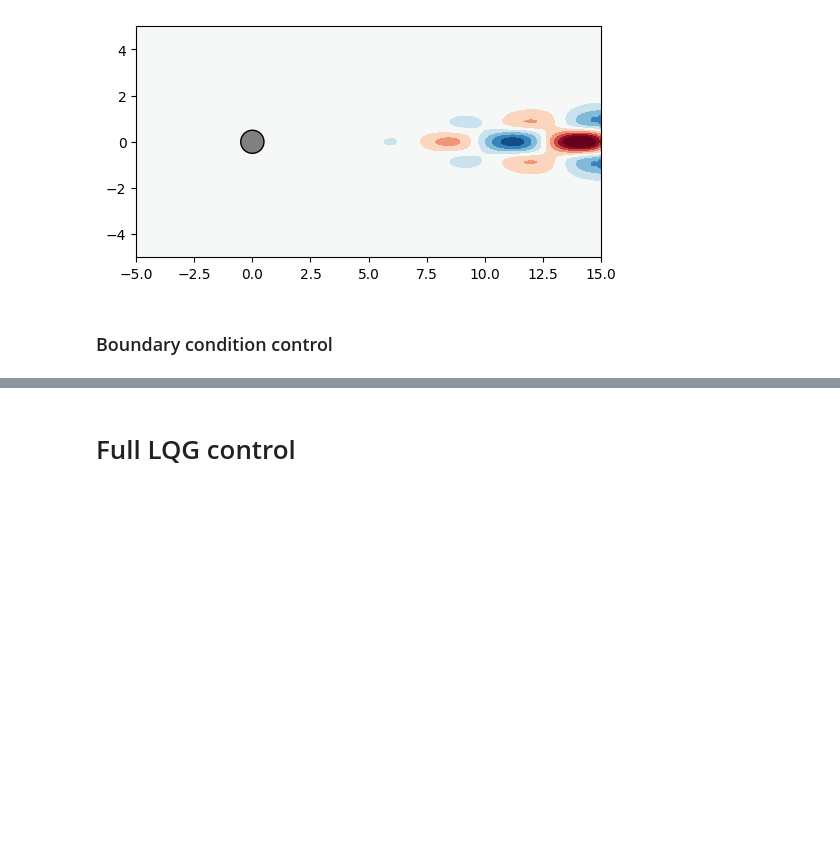
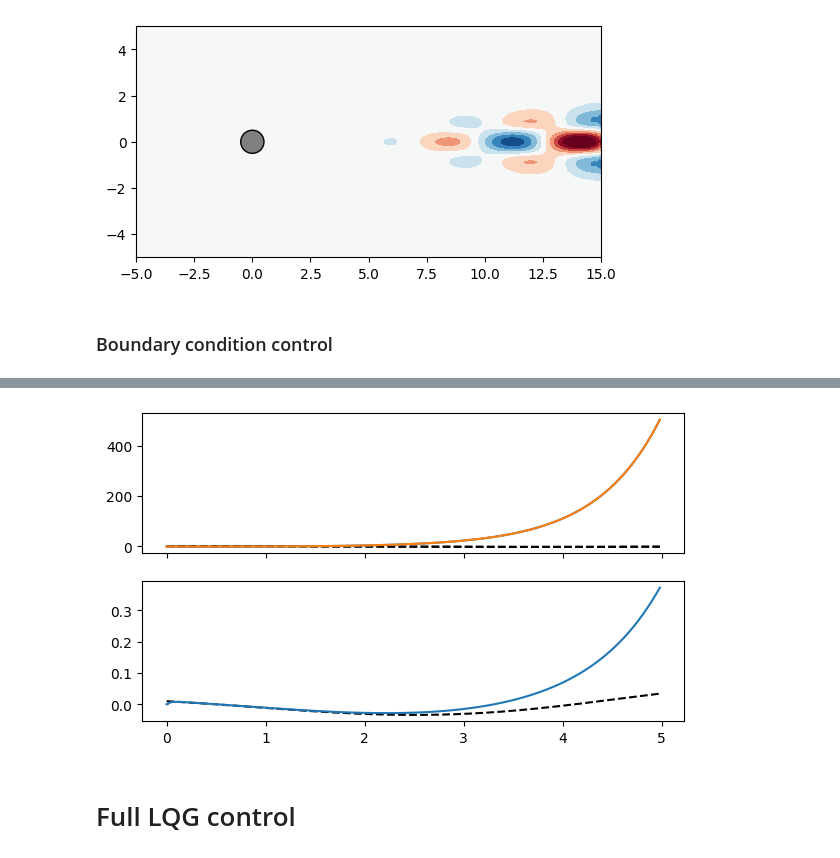
Before and after one commit to dynamicslab/hydrogym, a Jupyter notebook: examples/cylinder/model_reduction/global_proj.ipynb, the cells around one changed output, grey strips where cells are left out. Saved outputs shown, nothing was run; the diff lists cells and outputs as text; code cells hidden in the pictures; blank space fills up the shorter version.

```diff
--- a/examples/cylinder/model_reduction/global_proj.ipynb
+++ b/examples/cylinder/model_reduction/global_proj.ipynb
@@ -709,0 +685,9 @@ plt.show()
+# %%
+# kf_sys = control.ss(A_hat, np.hstack((B_hat, L)), C_hat, np.hstack((D_hat, [0.0])))
+# np.hstack((B_hat, L)).shape
+
+# Zero-order hold discretization
+A_kf = linalg.expm(A_hat * dt)
+B_kf = np.linalg.solve(A_hat, (A_kf - np.eye(r))) @ B_hat
+C_kf = C_hat
+D_kf = D_hat
@@ -710,3 +762,14 @@ plt.show()
+# %%
+t = np.arange(n_steps) * dt
+fig, ax = plt.subplots(2, 1, figsize=(7, 4), sharex=True)
+# ax.plot(t, CL_nat)
+ax[0].plot(t, np.real(x[:, :2]), 'k--')
+ax[0].plot(t, np.real(z[:, :2]))
+ax[1].plot(t, y, 'k--')
+ax[1].plot(t, y_hat)
+plt.show()
+# %% [output]
+[figure, added]
 # %%
 # # Observation vector
 # (u, p) = fd.split(q)
```
Also changed, not shown: parts of 22 cells of this notebook, 3 other files.
